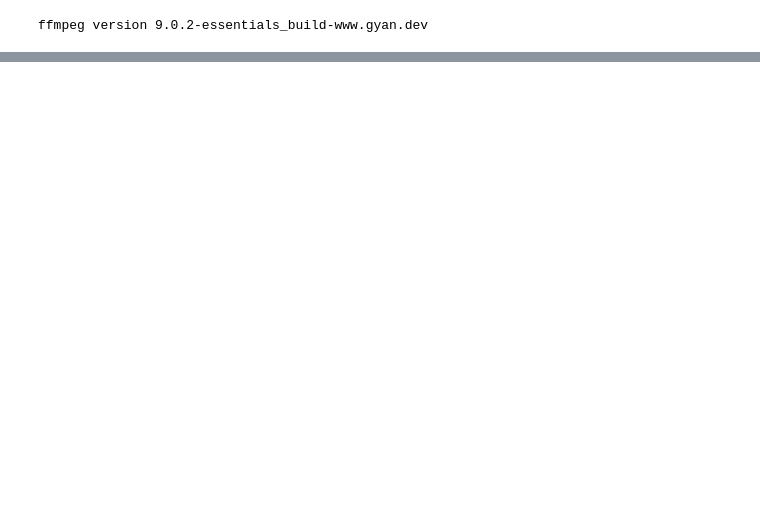
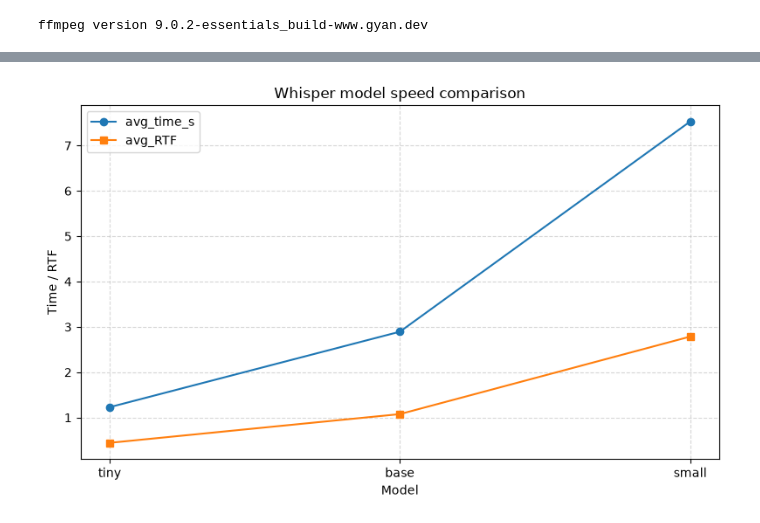
Before and after one commit to senbame/Machine-Learning, a Jupyter notebook: smart-speaker/asr-eval/notebooks/01_asr_whisper_eval.ipynb, the cells around one changed output, grey strips where cells are left out. Cells and saved outputs as stored; diff of their text form; code cells hidden in the pictures; blank space fills up the shorter version.

```diff
--- a/smart-speaker/asr-eval/notebooks/01_asr_whisper_eval.ipynb
+++ b/smart-speaker/asr-eval/notebooks/01_asr_whisper_eval.ipynb
@@ -60,0 +117,13 @@ weather.ogg               |  2.2 с |  Какая сегодня порбона.
+# %%
+plt.figure(figsize=(8, 5))
+plt.plot(summary["model"], summary["avg_time_s"], marker="o", label="avg_time_s")
+plt.plot(summary["model"], summary["avg_RTF"], marker="s", label="avg_RTF")
+plt.title("Whisper model speed comparison")
+plt.xlabel("Model")
+plt.ylabel("Time / RTF")
+plt.legend()
+plt.grid(True, linestyle="--", alpha=0.5)
+plt.tight_layout()
+plt.show()
+# %% [output]
+[figure, added]
```
Also changed, not shown: parts of 9 cells of this notebook, 4 other files.
